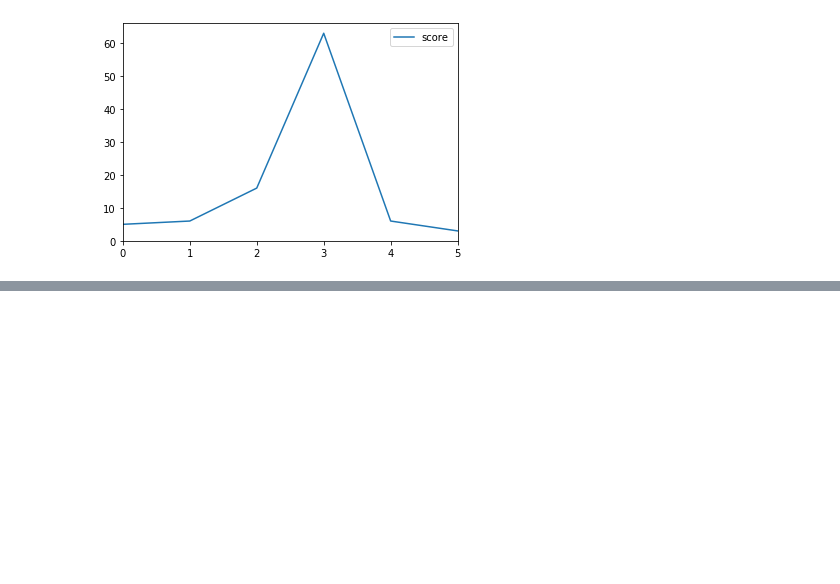
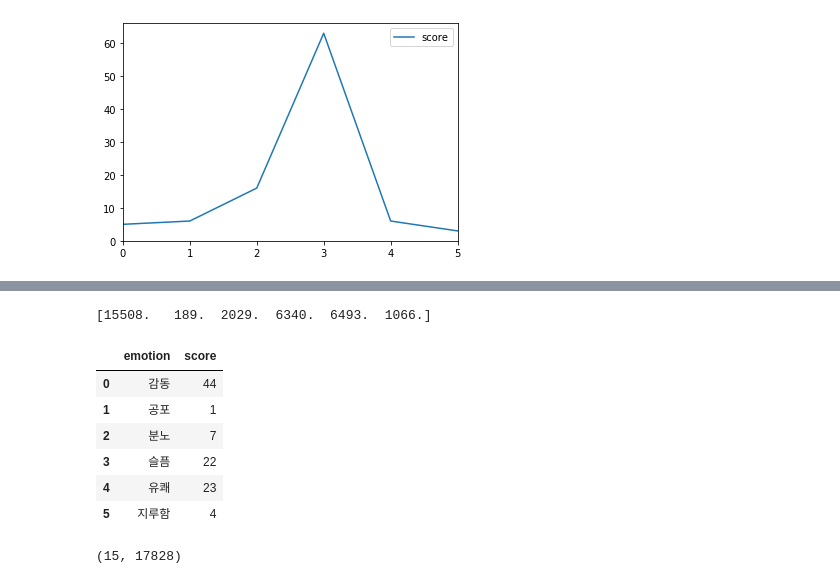
Before and after one commit to chongs02/final_project, a Jupyter notebook: DataScience/Code/analysis/emotion_analysis.ipynb, the cells around one changed output, grey strips where cells are left out. Drawn from its saved outputs; the diff is of its cells as text; code cells hidden in the pictures; blank space fills up the shorter version.

```diff
--- a/DataScience/Code/analysis/emotion_analysis.ipynb
+++ b/DataScience/Code/analysis/emotion_analysis.ipynb
@@ -40,6 +44,7 @@ myungrang = pd.read_csv(os.path.join(review_path, "20129370_명량.csv"), encodi
 haeundae = pd.read_csv(os.path.join(review_path, "20090074_해운대.csv"), encoding="utf-8")
 interstella = pd.read_csv(os.path.join(review_path, "20149120_인터스텔라.csv"), encoding="utf-8")
 kisangchung = pd.read_csv(os.path.join(review_path, "20183782_기생충.csv"), encoding="utf-8")
+sevenbang = pd.read_csv(os.path.join(review_path, "20127593_7번방의 선물.csv"), encoding="utf-8")
 # %%
 def get_emotion_score(emotion_dic, data):
 
@@ -233,0 +279,15 @@ df_kisangchung
+# %%
+sevenbang_score = get_emotion_score(dic, sevenbang)
+# %% [output]
+[15508.   189.  2029.  6340.  6493.  1066.]
+# %%
+df_sevenbang = pd.DataFrame([dic.emotion.unique(), sevenbang_score], index=["emotion", "score"]).T
+df_sevenbang
+# %% [output]
+|  | emotion | score |
+| 0 | 감동 | 44 |
+| 1 | 공포 | 1 |
+| 2 | 분노 | 7 |
+| 3 | 슬픔 | 22 |
+| 4 | 유쾌 | 23 |
+| 5 | 지루함 | 4 |
@@ -234,3 +306,7 @@ df_kisangchung
+# %%
+c, len(ls)
+# %% [output]
+(15, 17828)
 # %%
 # words = []
 # for i in range(len(text)):
```
Also changed, not shown: parts of 10 cells of this notebook, 20 other files.
